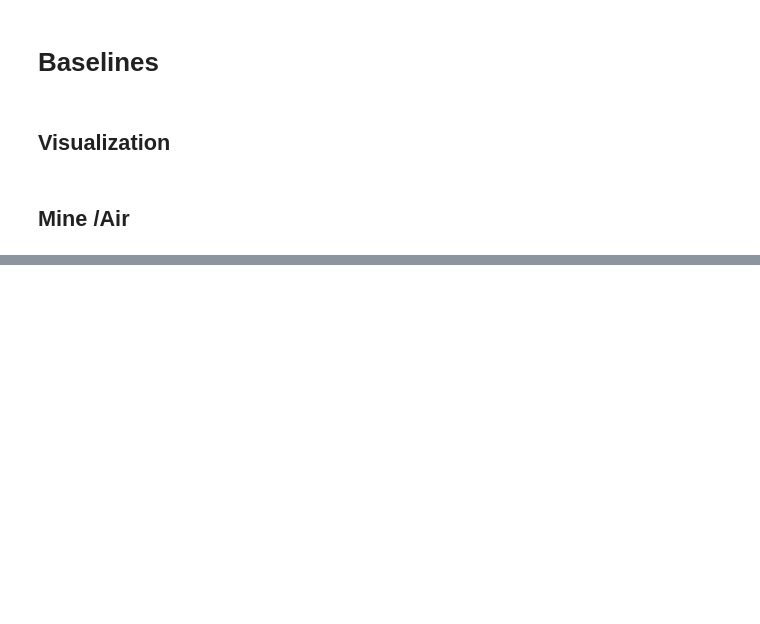
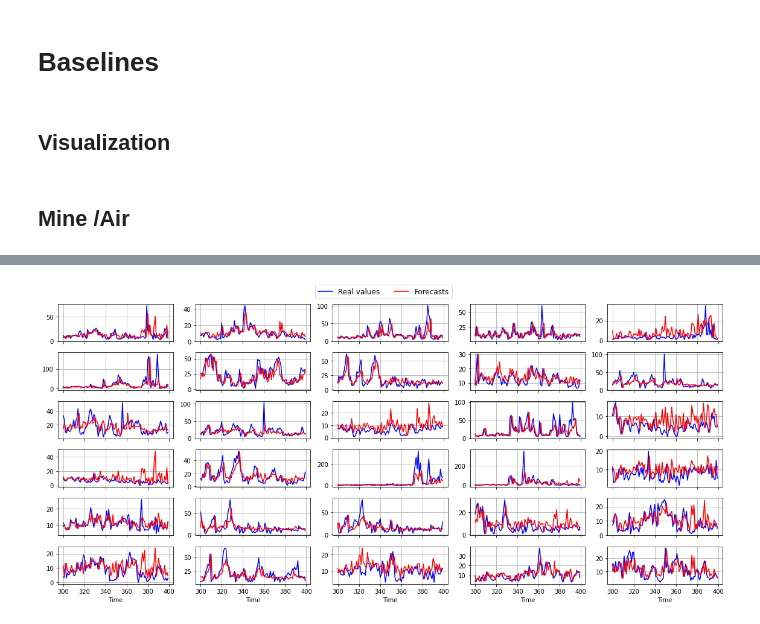
Before and after one commit to isVy08/ESTF, a Jupyter notebook: viz.ipynb, the cells around one changed output, grey strips where cells are left out. Cells and saved outputs as stored; diff of their text form; code cells hidden in the pictures; blank space fills up the shorter version.

```diff
--- a/viz.ipynb
+++ b/viz.ipynb
@@ -381,5 +386,7 @@ plt.show()
 # %%
-plot_forecast(out[0], out[1], 6, 5, 3000, 4000, (16,7))
+plot_forecast(out[0], out[1], 6, 5, 300, 400, (16,7))
+# %% [output]
+[figure, added]
 # %%
 out[2].shape
 # %%
```
Also changed, not shown: parts of 17 cells of this notebook, 4 other files.
